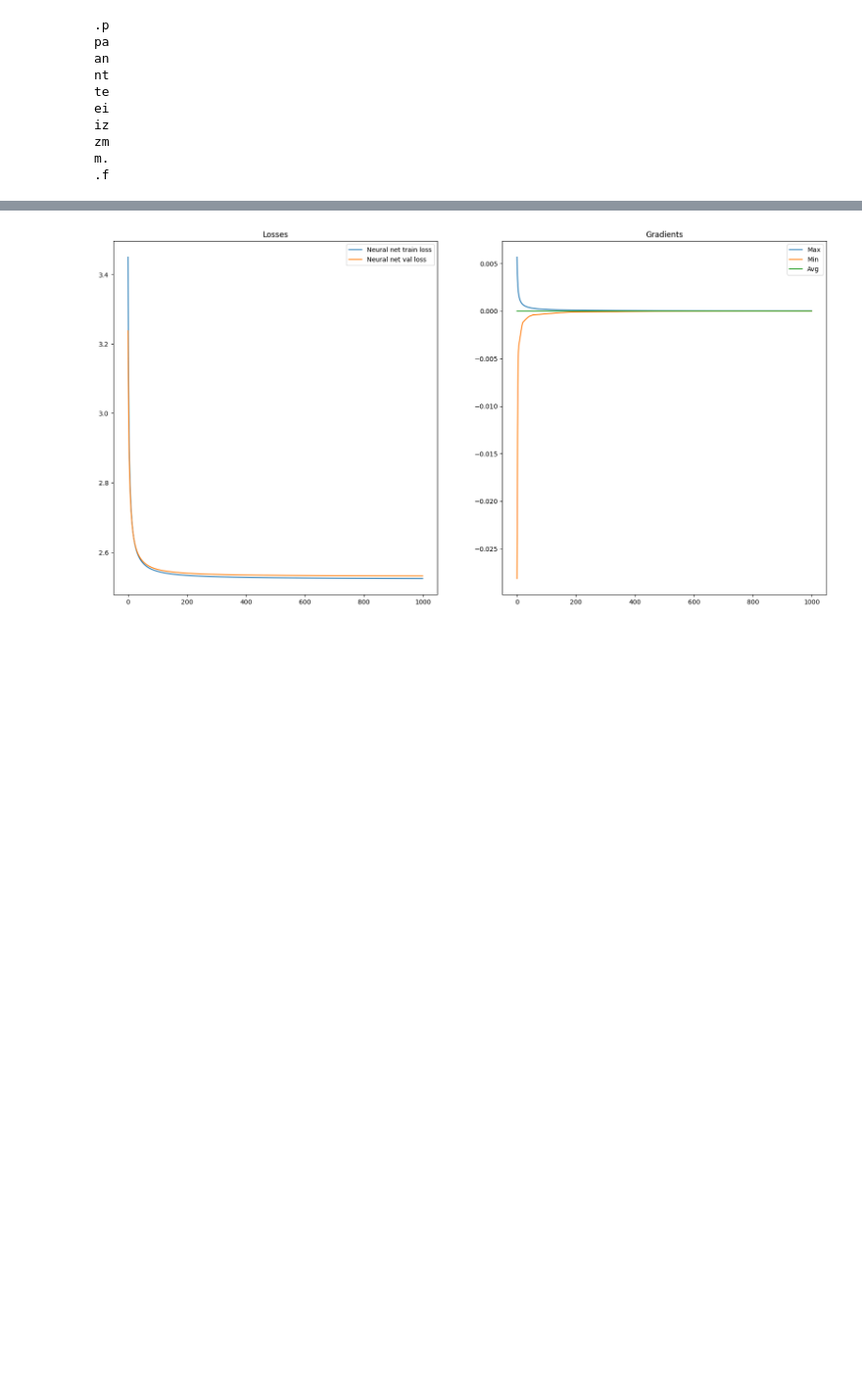
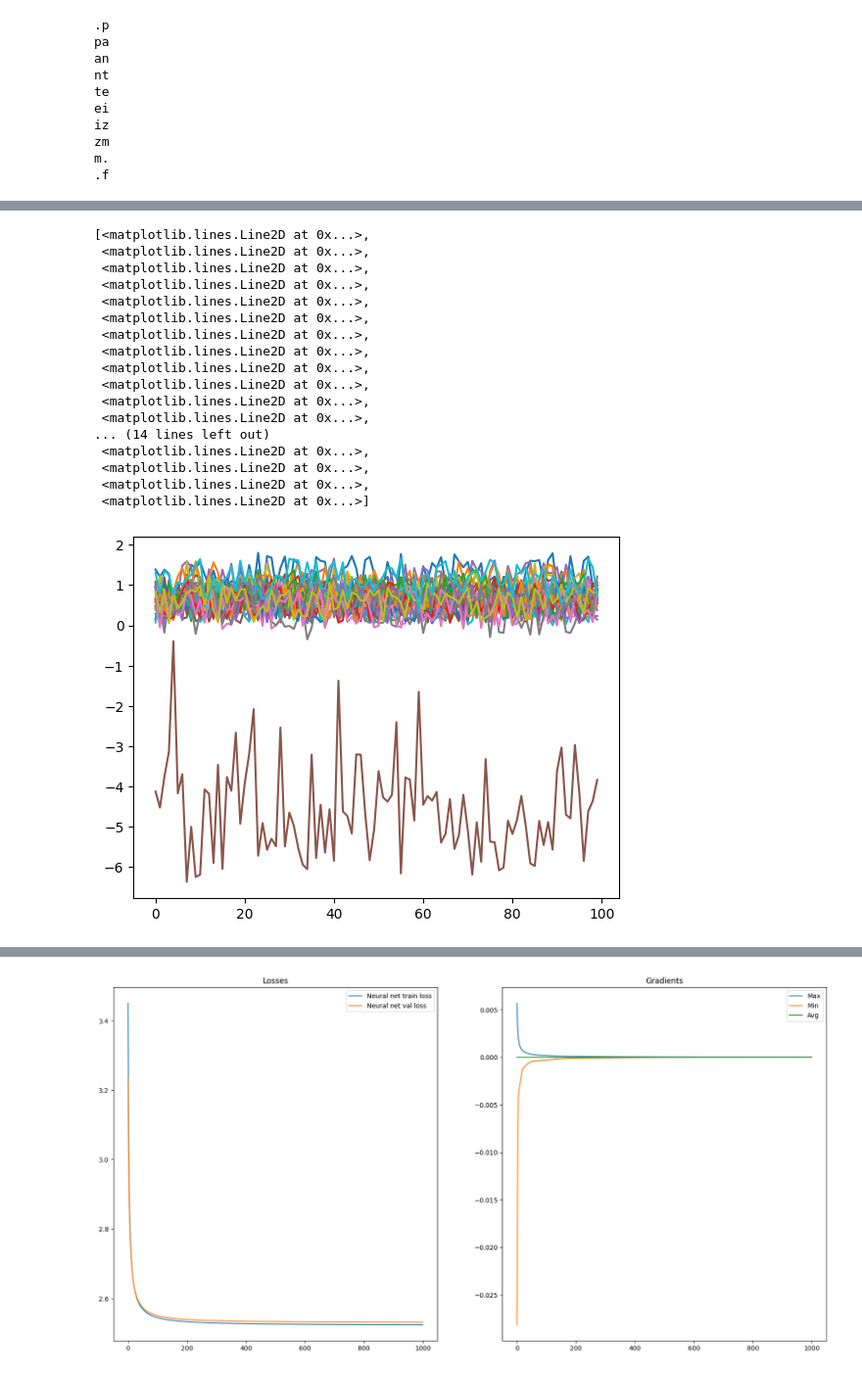
Before and after one commit to habanoz/lm_model_notebooks, a Jupyter notebook: 4_mlp-lm.ipynb, the cells around one changed output, grey strips where cells are left out. Shown at 98% size. Drawn from its saved outputs; the diff is of its cells as text; code cells hidden in the pictures; blank space fills up the shorter version.

```diff
--- a/3_nn-n-gram.ipynb
+++ b/4_mlp-lm.ipynb
@@ -255,0 +406,21 @@ loss: 2.5242 validation loss: 2.5318
+# %%
+plt.plot(nn2.W2.detach())
+# %% [output]
+[<matplotlib.lines.Line2D at 0x...>,
+ <matplotlib.lines.Line2D at 0x...>,
+ <matplotlib.lines.Line2D at 0x...>,
+ <matplotlib.lines.Line2D at 0x...>,
+ <matplotlib.lines.Line2D at 0x...>,
+ <matplotlib.lines.Line2D at 0x...>,
+ <matplotlib.lines.Line2D at 0x...>,
+ <matplotlib.lines.Line2D at 0x...>,
+ <matplotlib.lines.Line2D at 0x...>,
+ <matplotlib.lines.Line2D at 0x...>,
+ <matplotlib.lines.Line2D at 0x...>,
+ <matplotlib.lines.Line2D at 0x...>,
+... (14 lines left out)
+ <matplotlib.lines.Line2D at 0x...>,
+ <matplotlib.lines.Line2D at 0x...>,
+ <matplotlib.lines.Line2D at 0x...>,
+ <matplotlib.lines.Line2D at 0x...>]
+[figure, added]
```
Also changed, not shown: parts of 28 cells of this notebook.
